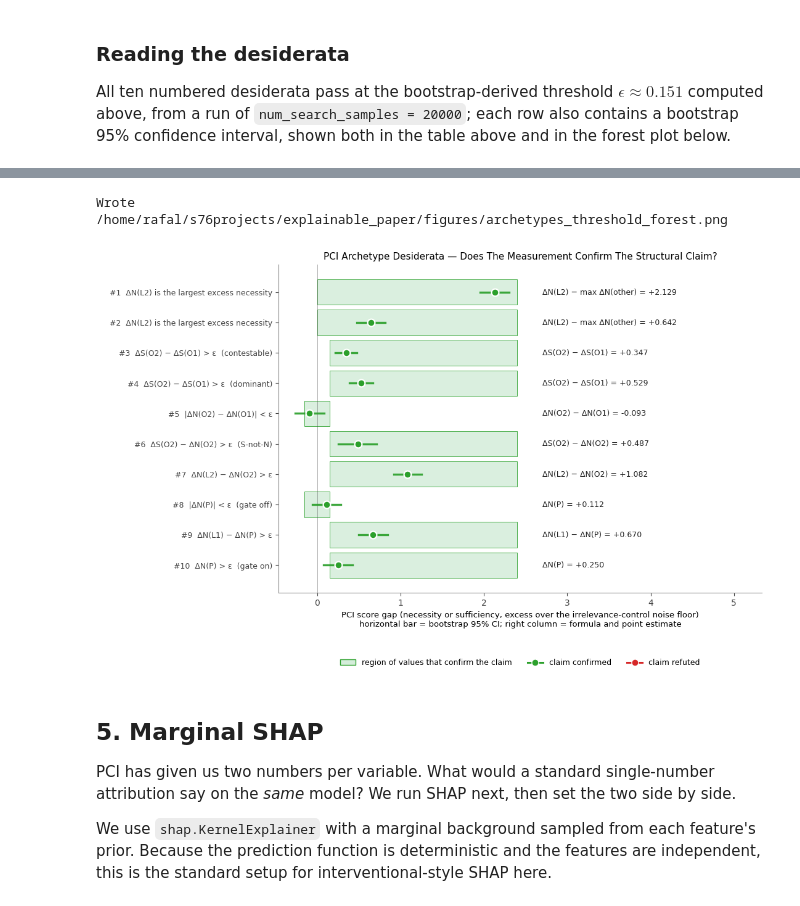
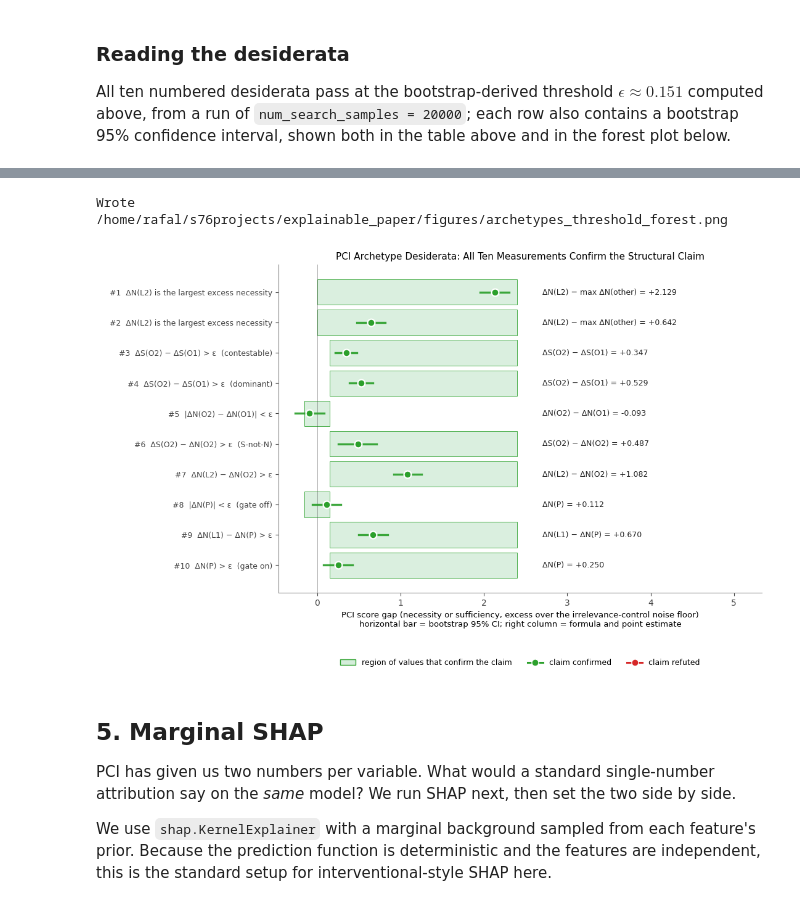
Before and after one commit to rfl-urbaniak/explainable_paper, a Jupyter notebook: docs/source/responsibility_archetypes.ipynb, the cells around one changed output, grey strips where cells are left out. Drawn from its saved outputs; the diff is of its cells as text; code cells hidden in the pictures.

Commit message:
clean images

```diff
--- a/docs/source/responsibility_archetypes.ipynb
+++ b/docs/source/responsibility_archetypes.ipynb
@@ -1192,35 +1185,35 @@ legend_handles = [
         label="claim refuted",
     ),
 ]
 ax.legend(
     handles=legend_handles,
     loc="upper center",
     bbox_to_anchor=(0.5, -0.18),
     ncol=3,
     fontsize=9,
     frameon=False,
 )
 
 ax.set_xlim(xmin, xmax)
 ax.set_xlabel(
     "PCI score gap (necessity or sufficiency, excess over the irrelevance-control "
     "noise floor)\n"
     "horizontal bar = bootstrap 95% CI; right column = formula and point estimate",
     fontsize=9.5,
 )
 ax.set_title(
-    "PCI Archetype Desiderata — Does The Measurement Confirm The Structural Claim?",
+    "PCI Archetype Desiderata: All Ten Measurements Confirm the Structural Claim",
     fontsize=11,
 )
 
 plt.tight_layout()
 out_path = FIG_DIR / "archetypes_threshold_forest.png"
 plt.savefig(out_path, dpi=150, bbox_inches="tight")
 print(f"Wrote {out_path}")
 plt.show()
 # %% [output]
 Wrote /home/rafal/s76projects/explainable_paper/figures/archetypes_threshold_forest.png
-[figure, old version]
+[figure, new version]
 # %% [markdown]
 ## 5. Marginal SHAP
 
```
Also changed, not shown: parts of 19 cells of this notebook, 20 other files.
